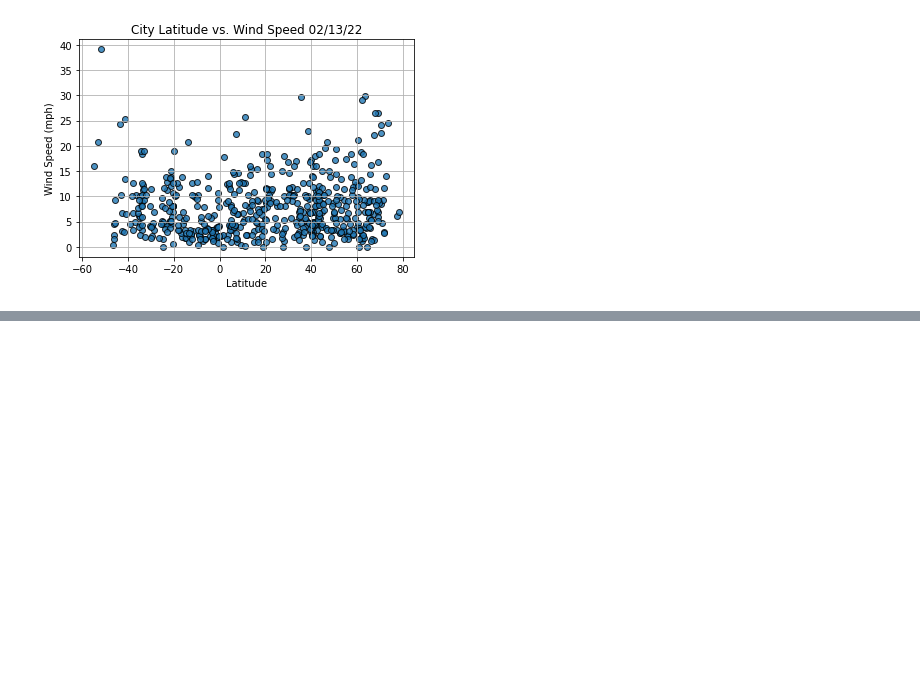
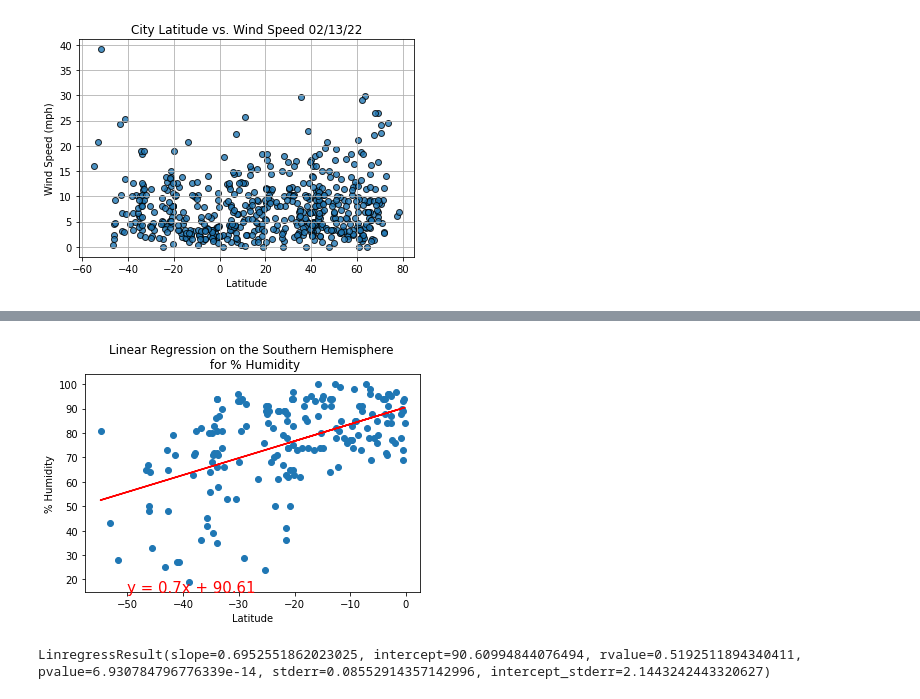
Before and after one commit to ajcurtis916/world_weather_analysis, a Jupyter notebook: WeatherPy.ipynb, the cells around one changed output, grey strips where cells are left out. Cells and saved outputs as stored; diff of their text form; code cells hidden in the pictures; blank space fills up the shorter version.

```diff
--- a/WeatherPy.ipynb
+++ b/WeatherPy.ipynb
@@ -265,0 +380,15 @@ plt.show()
+# %%
+# Linear regression on the Southern Hemisphere
+x_values = southern_hemi_df["Lat"]
+y_values = southern_hemi_df["Humidity"]
+# Call the function.
+plot_linear_regression(x_values, y_values,
+                       'Linear Regression on the Southern Hemisphere \n for % Humidity', '% Humidity',(-50,15))
+# %% [output]
+[figure, added]
+# %%
+# determine r value
+linregress(x_values, y_values)
+#MODERATE RELATIONSHIP
+# %% [output]
+LinregressResult(slope=0.6952551862023025, intercept=90.60994844076494, rvalue=0.5192511894340411, pvalue=6.930784796776339e-14, stderr=0.08552914357142996, intercept_stderr=2.1443242443320627)
```
Also changed, not shown: parts of 23 cells of this notebook, 2 other files.
